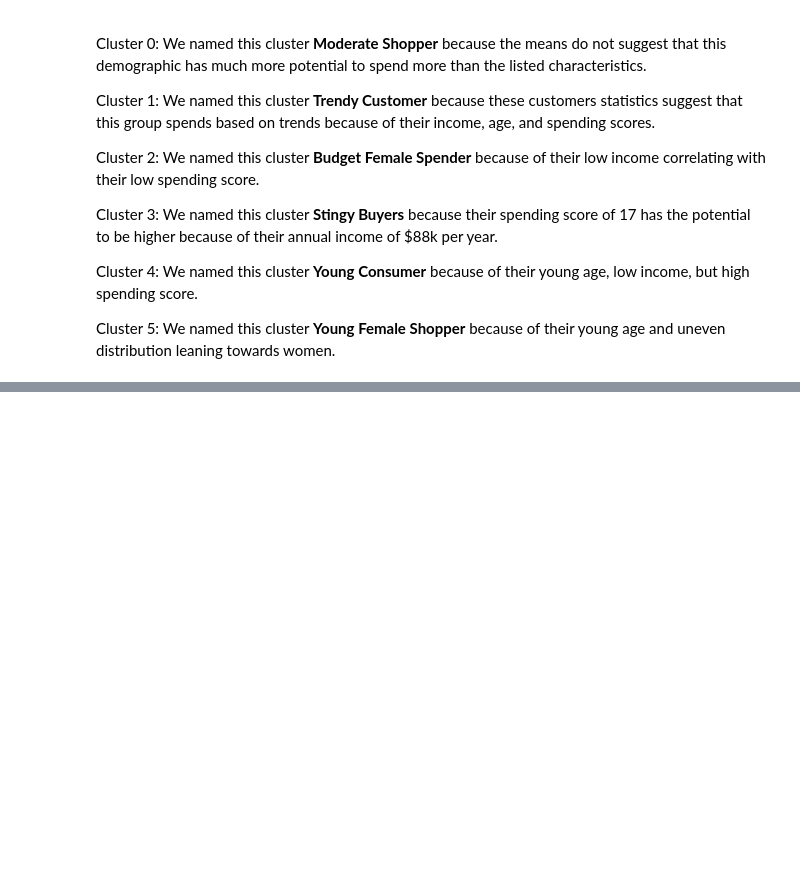
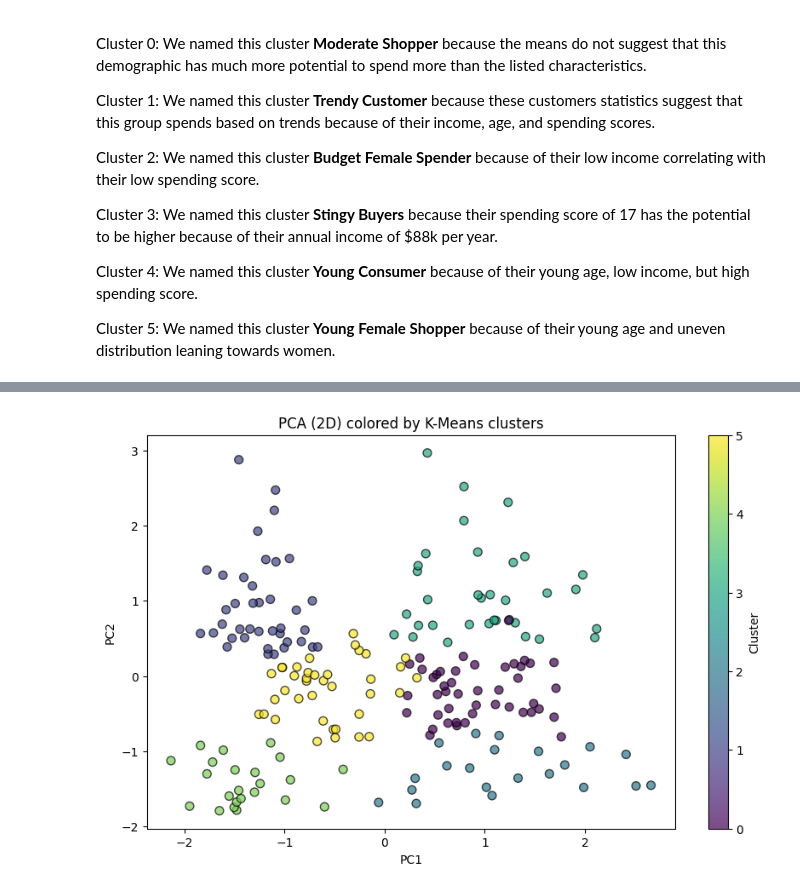
Before and after one commit to RealGoldenGeneral/mini-project-3, a Jupyter notebook: notebooks/analysis.ipynb, the cells around one changed output, grey strips where cells are left out. Cells and saved outputs as stored; diff of their text form; code cells hidden in the pictures; blank space fills up the shorter version.

```diff
--- a/notebooks/analysis.ipynb
+++ b/notebooks/analysis.ipynb
@@ -275,3 +274,24 @@ Cluster 3: We named this cluster **Stingy Buyers** because their spending score
 Cluster 4: We named this cluster **Young Consumer** because of their young age, low income, but high spending score.
 
 Cluster 5: We named this cluster **Young Female Shopper** because of their young age and uneven distribution leaning towards women.
+# %%
+from sklearn.decomposition import PCA
+from sklearn.manifold import TSNE
+import numpy as np
+import pandas as pd
+import matplotlib.pyplot as plt
+
+# Make sure we have a clean numeric matrix
+X = df_scaled.values  # (n_samples, n_features)
+y = cluster_labels    # cluster labels from your KMeans
+# %%
+pca = PCA(n_components=2, random_state=42)
+X_pca = pca.fit_transform(X)
+
+explained = pca.explained_variance_ratio_
+print("PCA explained variance ratio (PC1, PC2):", explained)
+print("Cumulative explained variance (PC1+PC2):", explained.sum())
+
+pca_df = pd.DataFrame(X_pca, columns=["PC1", "PC2"])
+pca_df["Cluster"] = y
+pca_df.head()
@@ -277,0 +307,10 @@ Cluster 5: We named this cluster **Young Female Shopper** because of their young
+# %%
+plt.figure(figsize=(10, 6))
+sc = plt.scatter(pca_df["PC1"], pca_df["PC2"], c=pca_df["Cluster"], cmap="viridis", alpha=0.7, edgecolors="k", s=50)
+plt.title("PCA (2D) colored by K-Means clusters")
+plt.xlabel("PC1")
+plt.ylabel("PC2")
+plt.colorbar(sc, label="Cluster")
+plt.show()
+# %% [output]
+[figure, added]
```
Also changed, not shown: parts of 11 cells of this notebook.
